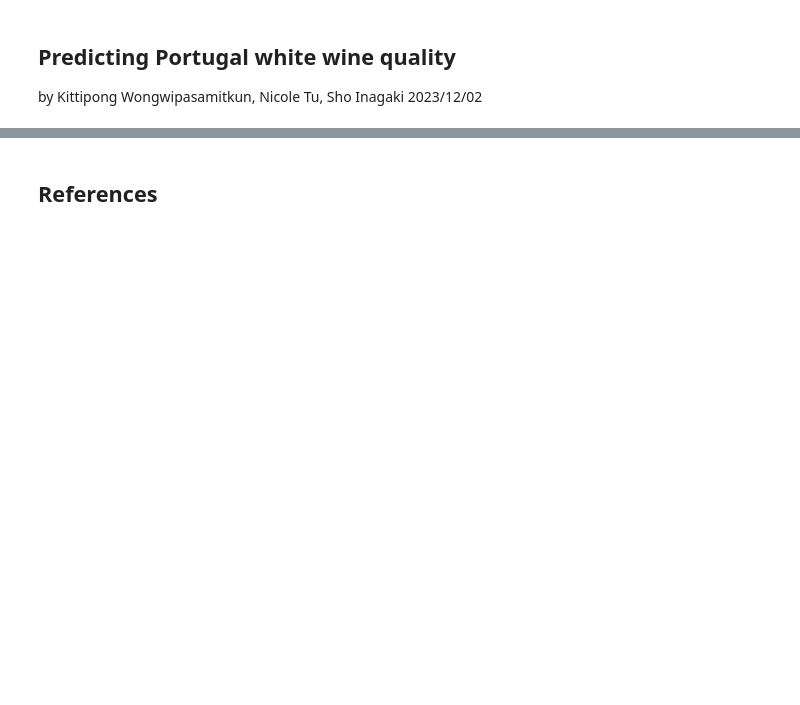
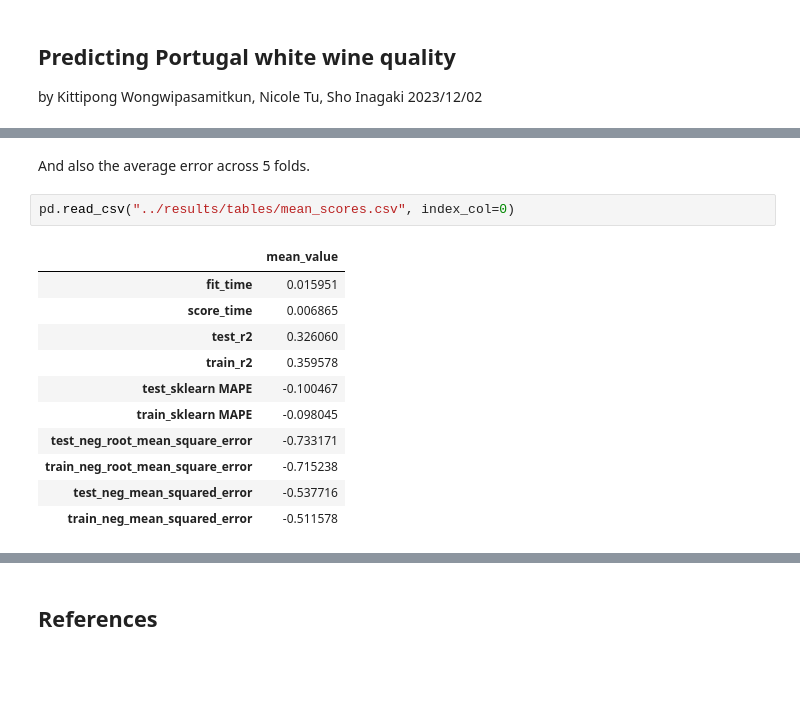
Before and after one commit to UBC-MDS/DSCI_522_group16, a Jupyter notebook: report/portugal_white_wine_quality_predictor_report.ipynb, the cells around one changed output, grey strips where cells are left out. Saved outputs shown, nothing was run; the diff lists cells and outputs as text; blank space fills up the shorter version.

```diff
--- a/report/portugal_white_wine_quality_predictor_report.ipynb
+++ b/report/portugal_white_wine_quality_predictor_report.ipynb
@@ -37,0 +242,16 @@ from src.functions import calculate_model_scores
+# %% [markdown]
+And also the average error across 5 folds.
+# %%
+pd.read_csv("../results/tables/mean_scores.csv", index_col=0)
+# %% [output]
+|  | mean_value |
+| fit_time | 0.015951 |
+| score_time | 0.006865 |
+| test_r2 | 0.326060 |
+| train_r2 | 0.359578 |
+| test_sklearn MAPE | -0.100467 |
+| train_sklearn MAPE | -0.098045 |
+| test_neg_root_mean_square_error | -0.733171 |
+| train_neg_root_mean_square_error | -0.715238 |
+| test_neg_mean_squared_error | -0.537716 |
+| train_neg_mean_squared_error | -0.511578 |
```
Also changed, not shown: parts of 31 cells of this notebook, 26 other files.
